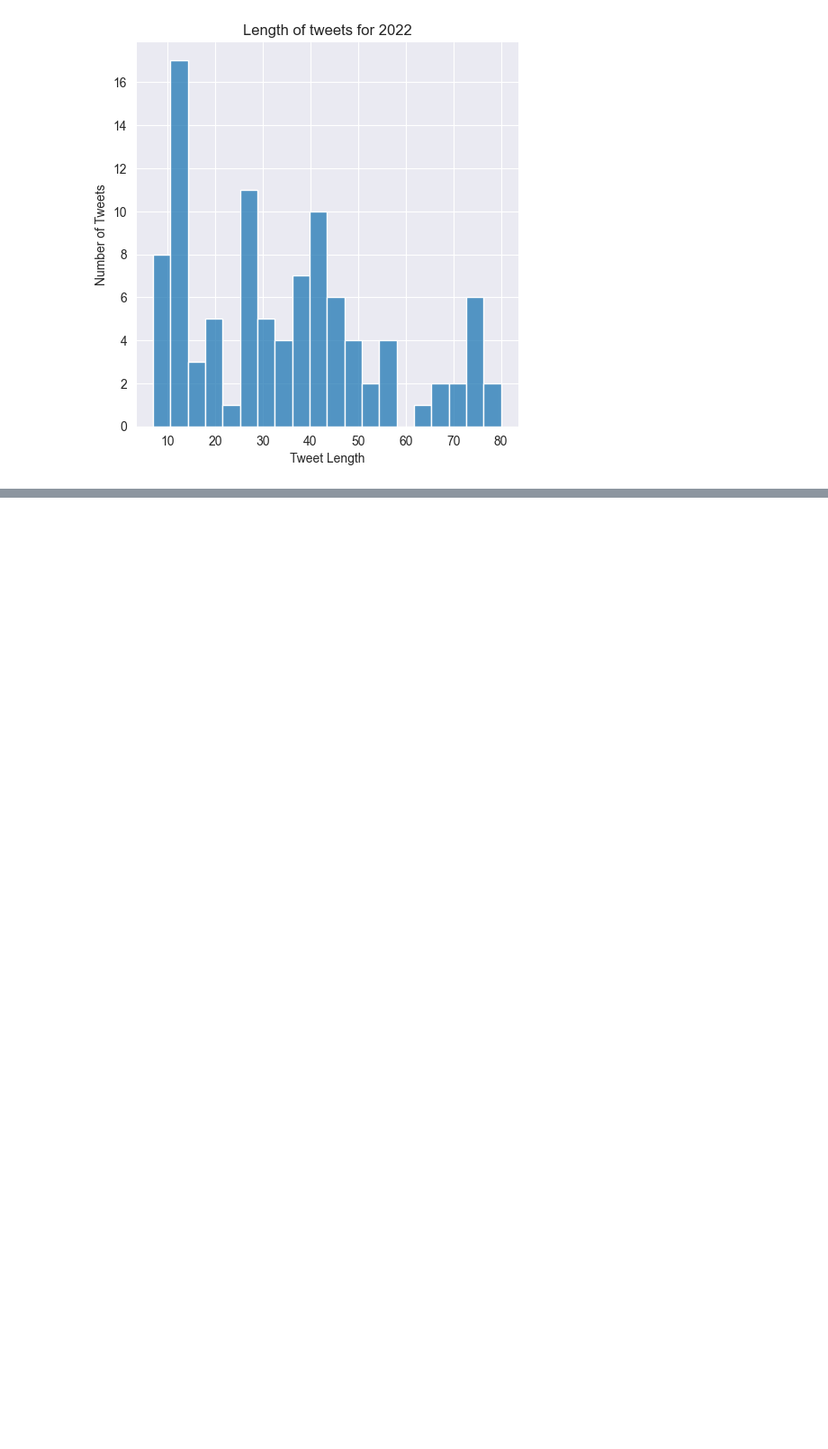
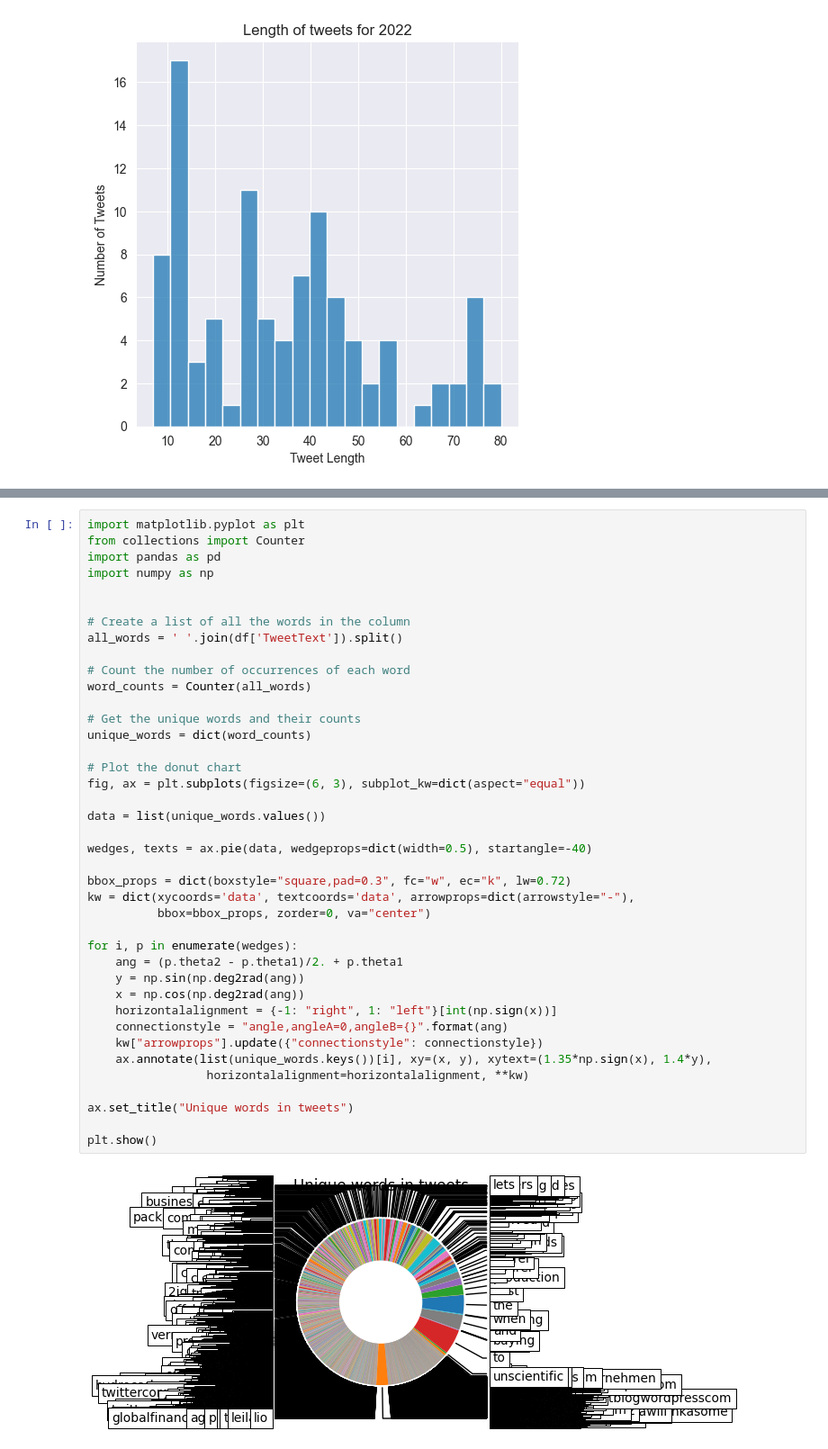
Before and after one commit to JoseAngelGarciaSanchez/overperforming-58-energy-stocks, a Jupyter notebook: eda.ipynb, the cells around one changed output, grey strips where cells are left out. Shown at 90% size. Drawn from its saved outputs; the diff is of its cells as text; blank space fills up the shorter version.

```diff
--- a/eda.ipynb
+++ b/eda.ipynb
@@ -120,0 +206,42 @@ fig.suptitle('Average word length in each tweet')
+# %%
+import matplotlib.pyplot as plt
+from collections import Counter
+import pandas as pd
+import numpy as np
+
+
+# Create a list of all the words in the column
+all_words = ' '.join(df['TweetText']).split()
+
+# Count the number of occurrences of each word
+word_counts = Counter(all_words)
+
+# Get the unique words and their counts
+unique_words = dict(word_counts)
+
+# Plot the donut chart
+fig, ax = plt.subplots(figsize=(6, 3), subplot_kw=dict(aspect="equal"))
+
+data = list(unique_words.values())
+
+wedges, texts = ax.pie(data, wedgeprops=dict(width=0.5), startangle=-40)
+
+bbox_props = dict(boxstyle="square,pad=0.3", fc="w", ec="k", lw=0.72)
+kw = dict(xycoords='data', textcoords='data', arrowprops=dict(arrowstyle="-"),
+          bbox=bbox_props, zorder=0, va="center")
+
+for i, p in enumerate(wedges):
+    ang = (p.theta2 - p.theta1)/2. + p.theta1
+    y = np.sin(np.deg2rad(ang))
+    x = np.cos(np.deg2rad(ang))
+    horizontalalignment = {-1: "right", 1: "left"}[int(np.sign(x))]
+    connectionstyle = "angle,angleA=0,angleB={}".format(ang)
+    kw["arrowprops"].update({"connectionstyle": connectionstyle})
+    ax.annotate(list(unique_words.keys())[i], xy=(x, y), xytext=(1.35*np.sign(x), 1.4*y),
+                 horizontalalignment=horizontalalignment, **kw)
+
+ax.set_title("Unique words in tweets")
+
+plt.show()
+# %% [output]
+[figure, added]
```
Also changed, not shown: parts of 9 cells of this notebook, 1 other file.
